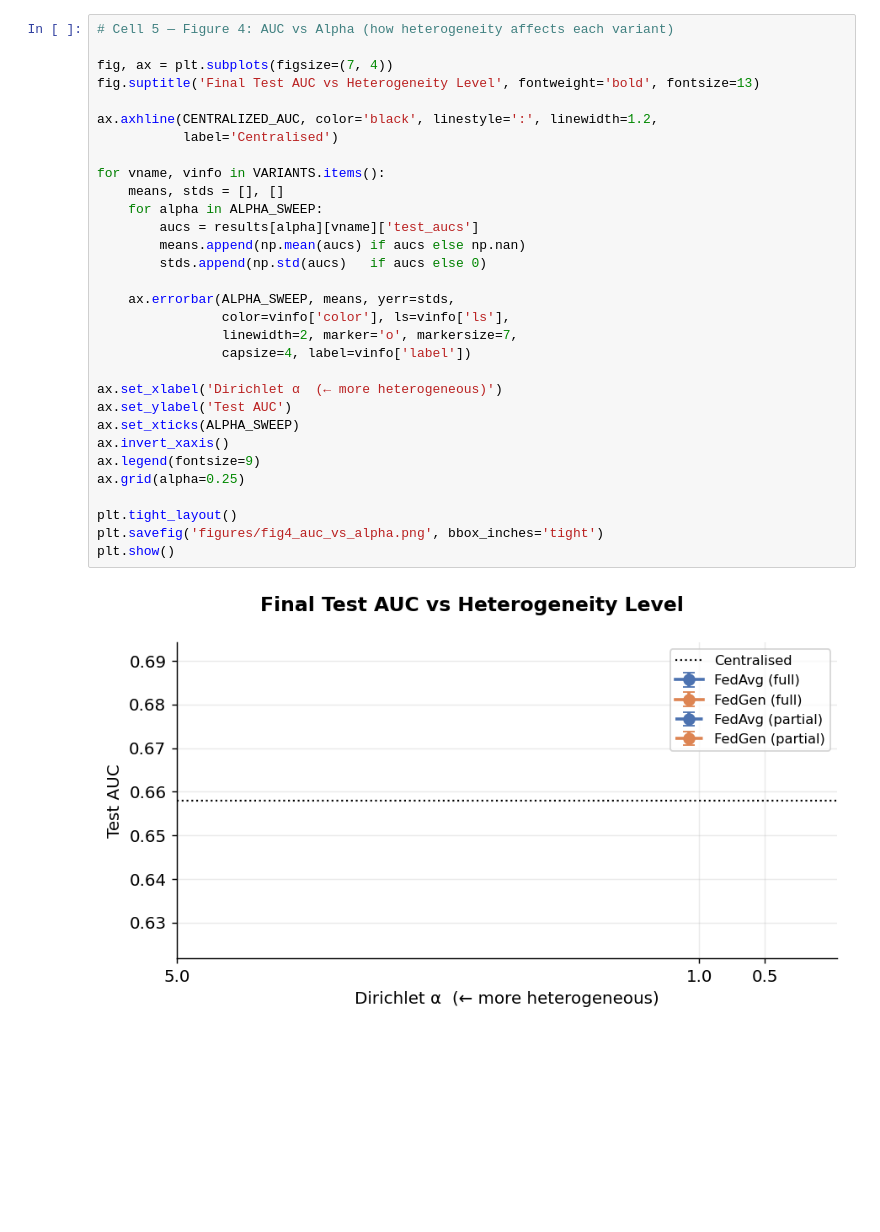
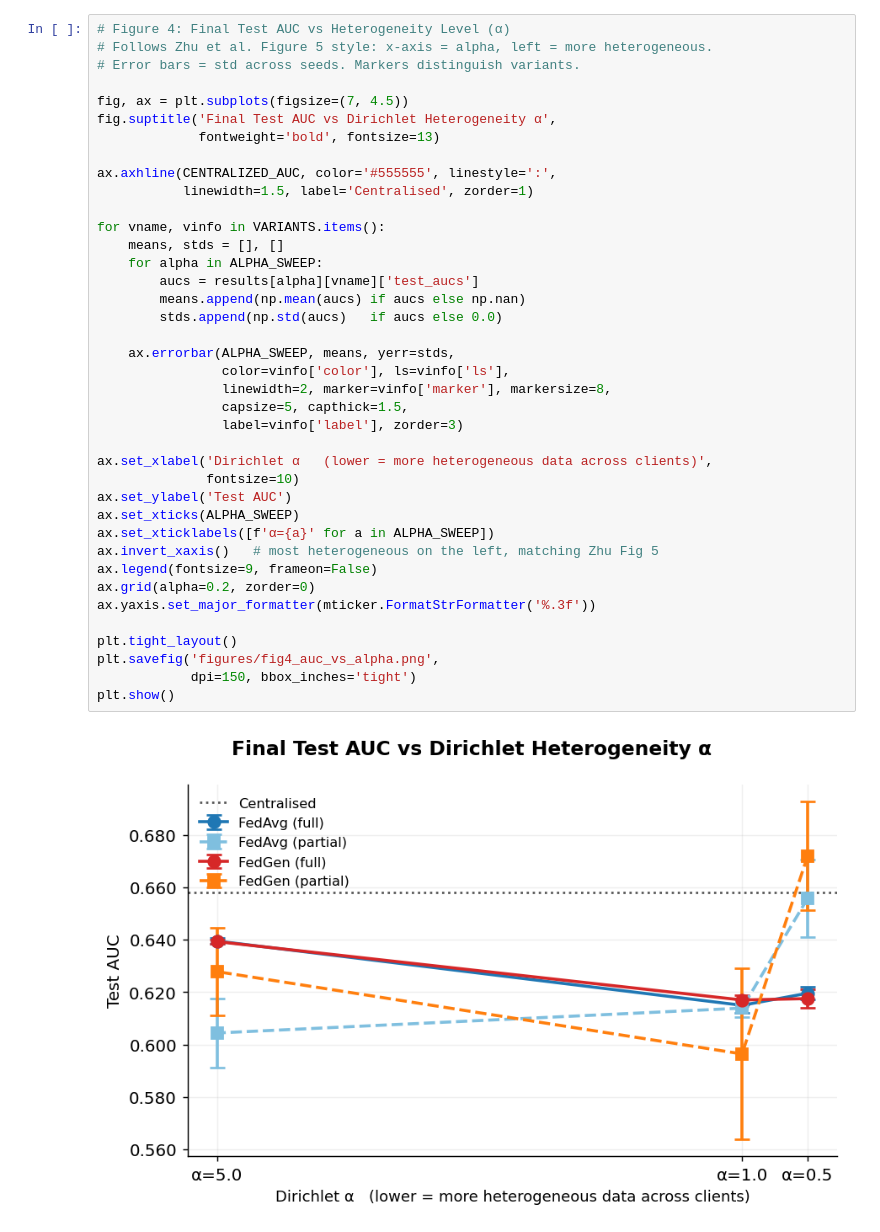
Before and after one commit to SrMallol2/Federated-Learning-Under-Data-Heterogeneity-for-Real-Applications-in-Multiple-Domains, a Jupyter notebook: Practices/Use Case 1 (Health)/04_Results/04_Results.ipynb, the cells around one changed output. Drawn from its saved outputs; the diff is of its cells as text; blank space fills up the shorter version.

```diff
--- a/Practices/Use Case 1 (Health)/04_Results/04_Results.ipynb
+++ b/Practices/Use Case 1 (Health)/04_Results/04_Results.ipynb
@@ -211,34 +267,42 @@ plt.show()
 # %%
-# Cell 5 — Figure 4: AUC vs Alpha (how heterogeneity affects each variant)
+# Figure 4: Final Test AUC vs Heterogeneity Level (α)
+# Follows Zhu et al. Figure 5 style: x-axis = alpha, left = more heterogeneous.
+# Error bars = std across seeds. Markers distinguish variants.
 
-fig, ax = plt.subplots(figsize=(7, 4))
-fig.suptitle('Final Test AUC vs Heterogeneity Level', fontweight='bold', fontsize=13)
+fig, ax = plt.subplots(figsize=(7, 4.5))
+fig.suptitle('Final Test AUC vs Dirichlet Heterogeneity α',
+             fontweight='bold', fontsize=13)
 
-ax.axhline(CENTRALIZED_AUC, color='black', linestyle=':', linewidth=1.2,
-           label='Centralised')
+ax.axhline(CENTRALIZED_AUC, color='#555555', linestyle=':',
+           linewidth=1.5, label='Centralised', zorder=1)
 
 for vname, vinfo in VARIANTS.items():
     means, stds = [], []
     for alpha in ALPHA_SWEEP:
         aucs = results[alpha][vname]['test_aucs']
         means.append(np.mean(aucs) if aucs else np.nan)
-        stds.append(np.std(aucs)   if aucs else 0)
+        stds.append(np.std(aucs)   if aucs else 0.0)
 
     ax.errorbar(ALPHA_SWEEP, means, yerr=stds,
                 color=vinfo['color'], ls=vinfo['ls'],
-                linewidth=2, marker='o', markersize=7,
-                capsize=4, label=vinfo['label'])
+                linewidth=2, marker=vinfo['marker'], markersize=8,
+                capsize=5, capthick=1.5,
+                label=vinfo['label'], zorder=3)
 
-ax.set_xlabel('Dirichlet α  (← more heterogeneous)')
+ax.set_xlabel('Dirichlet α   (lower = more heterogeneous data across clients)',
+              fontsize=10)
 ax.set_ylabel('Test AUC')
 ax.set_xticks(ALPHA_SWEEP)
-ax.invert_xaxis()
-ax.legend(fontsize=9)
-ax.grid(alpha=0.25)
+ax.set_xticklabels([f'α={a}' for a in ALPHA_SWEEP])
+ax.invert_xaxis()   # most heterogeneous on the left, matching Zhu Fig 5
+ax.legend(fontsize=9, frameon=False)
+ax.grid(alpha=0.2, zorder=0)
+ax.yaxis.set_major_formatter(mticker.FormatStrFormatter('%.3f'))
 
 plt.tight_layout()
-plt.savefig('figures/fig4_auc_vs_alpha.png', bbox_inches='tight')
+plt.savefig('figures/fig4_auc_vs_alpha.png',
+            dpi=150, bbox_inches='tight')
 plt.show()
 # %% [output]
-[figure, old version]
+[figure, new version]
 # %%
```
Also changed, not shown: parts of 5 cells of this notebook, 47 other files.
